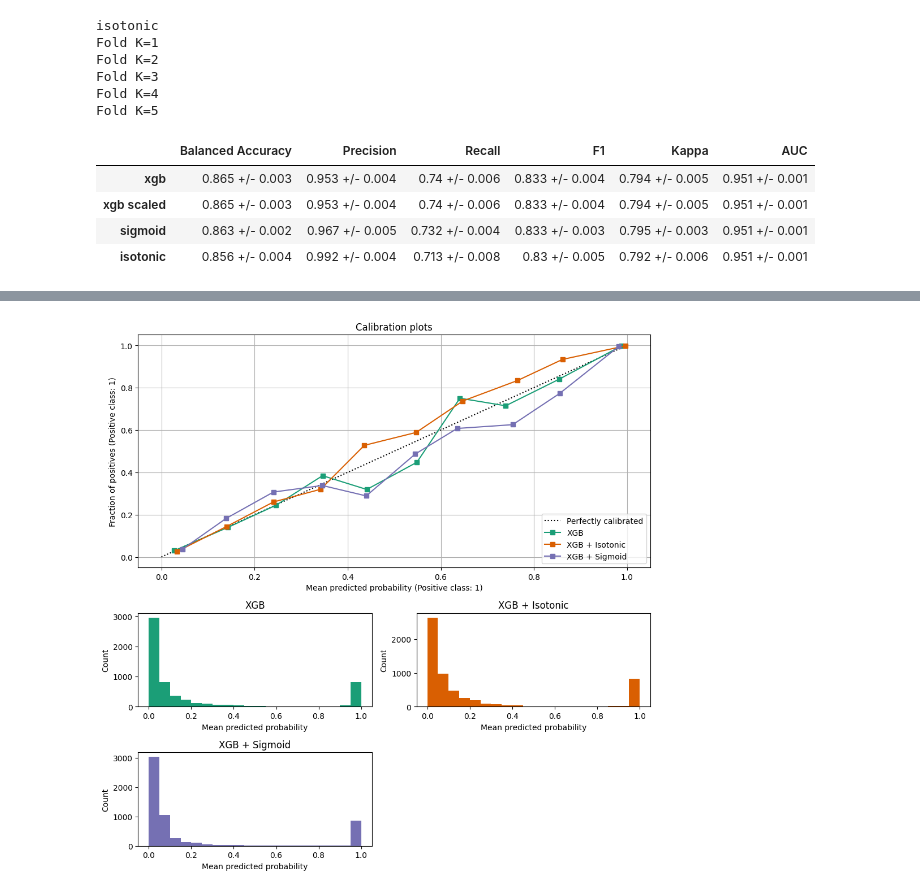
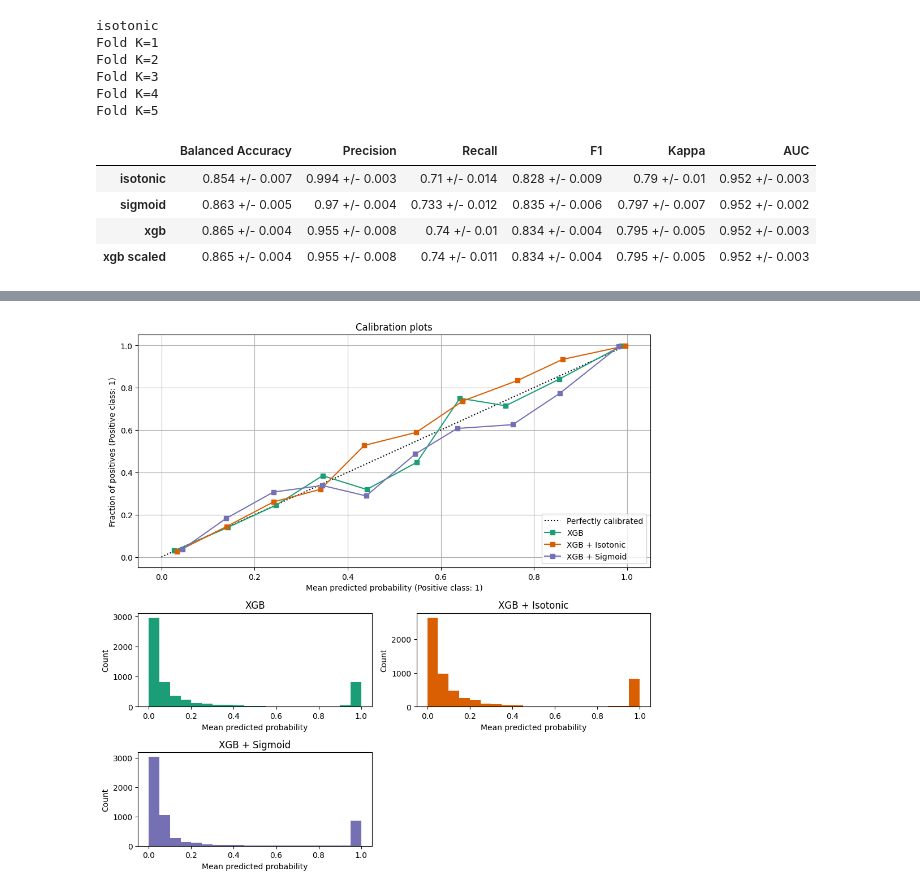
Before and after one commit to felipebita/credit_risk, a Jupyter notebook: notebook/credit_risk_modeling.ipynb, the cells around one changed output, grey strips where cells are left out. Cells and saved outputs as stored; diff of their text form; code cells hidden in the pictures.

```diff
--- a/notebook/credit_risk_modeling.ipynb
+++ b/notebook/credit_risk_modeling.ipynb
@@ -761,9 +761,9 @@ metrics_final = pd.DataFrame()
 
 for n in range(0,len(models)):
   print(names[n])
-  metrics = ml_cv_results(names[n], models[n], X, y)
+  metrics = ml_cv_results(names[n], models[n], X, y, seed = 33)
   metrics_final = metrics_final.append(metrics)
-  metrics_final.to_csv(r"/content/drive/MyDrive/github/credit_risk_modeling/cv_risk.csv", index = True, header=True)
+  metrics_final.to_csv(r"/content/drive/MyDrive/github/credit_risk/metrics/cv_risk.csv", index = True, header=True)
 # %% [output]
 LogisticRegression
 Fold K=1
@@ -846,11 +857,11 @@ Fold K=3
 Fold K=4
 Fold K=5
 # %%
-metrics_final_cal
+metrics_final_cal.sort_values('Recall')
 # %% [output]
 |  | Balanced Accuracy | Precision | Recall | F1 | Kappa | AUC |
-| xgb | 0.865 +/- 0.003 | 0.953 +/- 0.004 | 0.74 +/- 0.006 | 0.833 +/- 0.004 | 0.794 +/- 0.005 | 0.951 +/- 0.001 |
-| xgb scaled | 0.865 +/- 0.003 | 0.953 +/- 0.004 | 0.74 +/- 0.006 | 0.833 +/- 0.004 | 0.794 +/- 0.005 | 0.951 +/- 0.001 |
-| sigmoid | 0.863 +/- 0.002 | 0.967 +/- 0.005 | 0.732 +/- 0.004 | 0.833 +/- 0.003 | 0.795 +/- 0.003 | 0.951 +/- 0.001 |
-| isotonic | 0.856 +/- 0.004 | 0.992 +/- 0.004 | 0.713 +/- 0.008 | 0.83 +/- 0.005 | 0.792 +/- 0.006 | 0.951 +/- 0.001 |
+| isotonic | 0.854 +/- 0.007 | 0.994 +/- 0.003 | 0.71 +/- 0.014 | 0.828 +/- 0.009 | 0.79 +/- 0.01 | 0.952 +/- 0.003 |
+| sigmoid | 0.863 +/- 0.005 | 0.97 +/- 0.004 | 0.733 +/- 0.012 | 0.835 +/- 0.006 | 0.797 +/- 0.007 | 0.952 +/- 0.002 |
+| xgb | 0.865 +/- 0.004 | 0.955 +/- 0.008 | 0.74 +/- 0.01 | 0.834 +/- 0.004 | 0.795 +/- 0.005 | 0.952 +/- 0.003 |
+| xgb scaled | 0.865 +/- 0.004 | 0.955 +/- 0.008 | 0.74 +/- 0.011 | 0.834 +/- 0.004 | 0.795 +/- 0.005 | 0.952 +/- 0.003 |
 # %%
```
Also changed, not shown: parts of 7 cells of this notebook.
